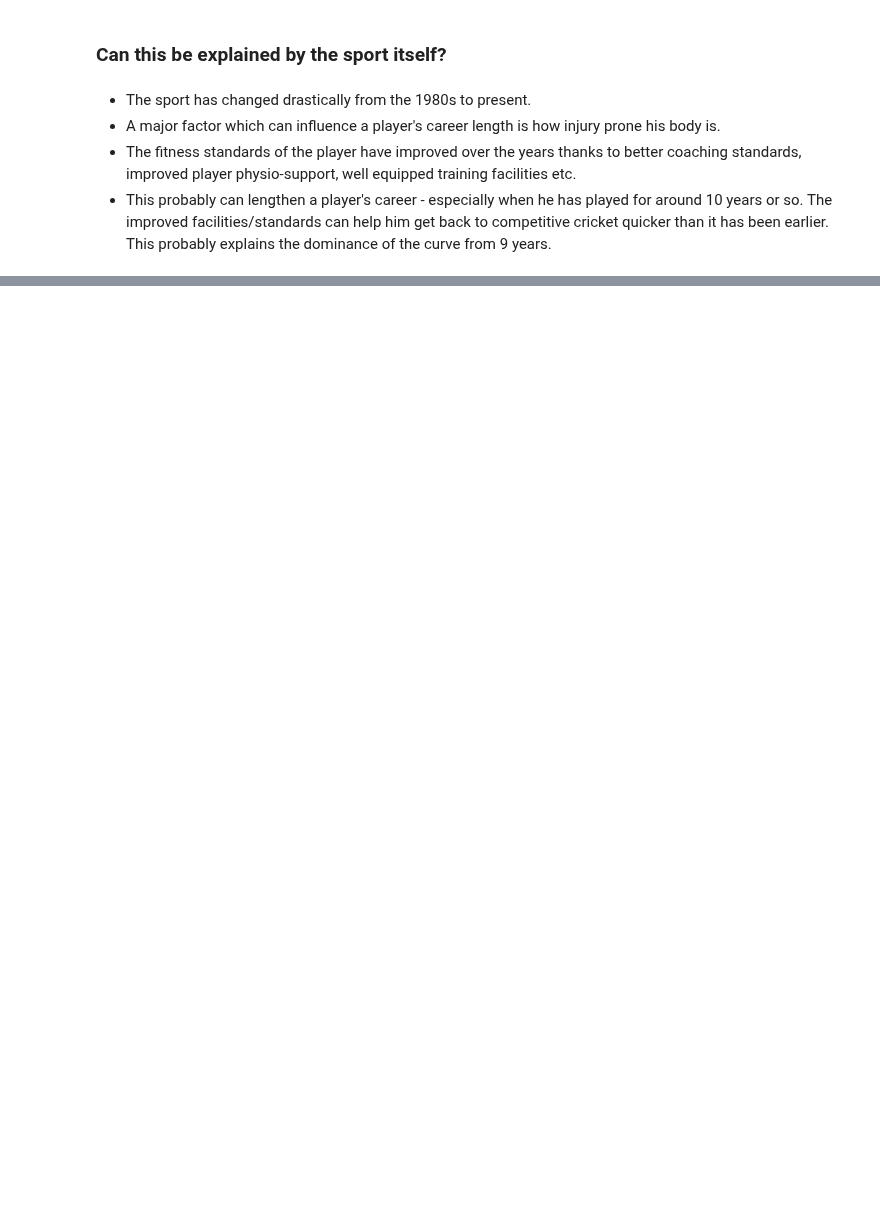
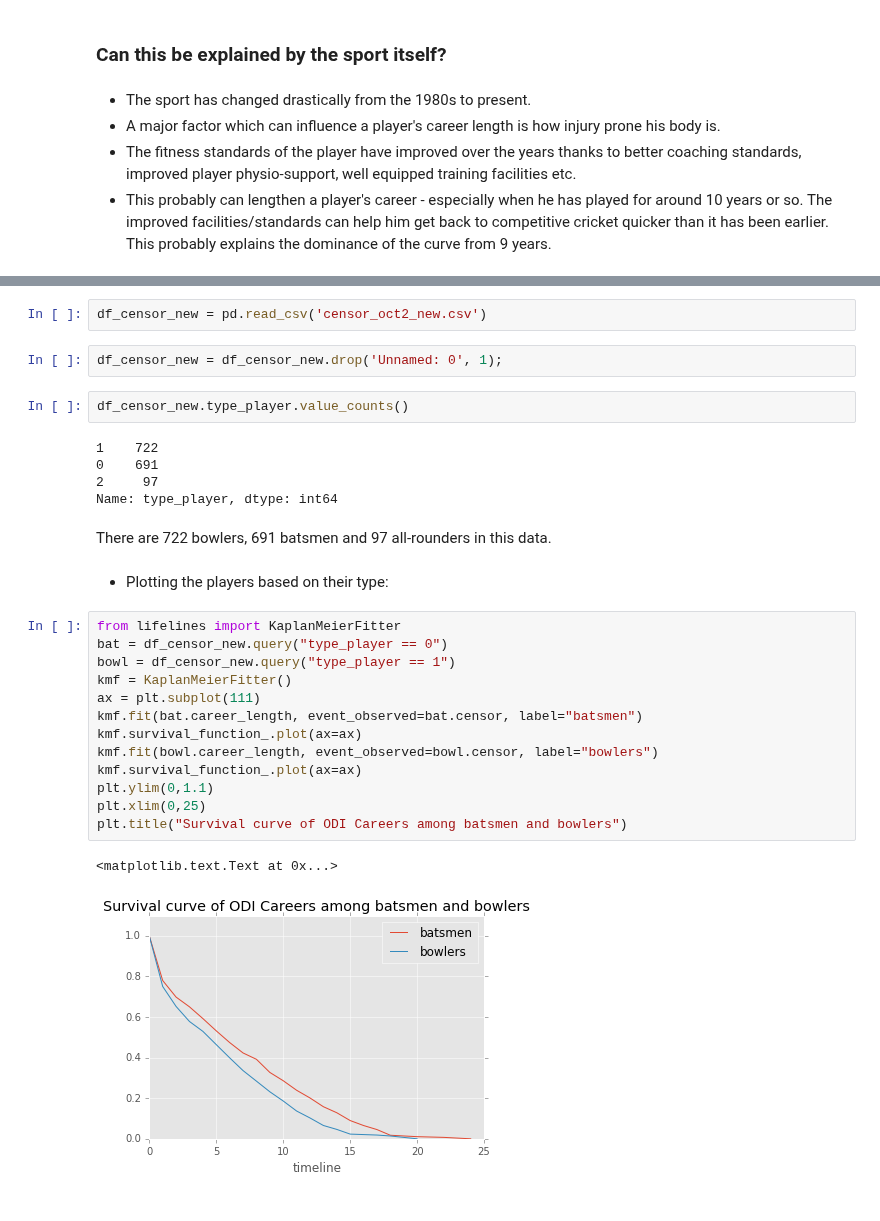
Before and after one commit to keshavramaswamy/ipython-notebooks, a Jupyter notebook: survival_analysis.ipynb, the cells around one changed output, grey strips where cells are left out. Saved outputs shown, nothing was run; the diff lists cells and outputs as text; blank space fills up the shorter version.

Commit message:
added survival analysis plot for type of players

```diff
--- a/survival_analysis.ipynb
+++ b/survival_analysis.ipynb
@@ -683,0 +695,33 @@ plt.title("Survival curve of ODI Careers among players who made their debut befo
+# %%
+df_censor_new = pd.read_csv('censor_oct2_new.csv')
+# %%
+df_censor_new = df_censor_new.drop('Unnamed: 0', 1);
+# %%
+df_censor_new.type_player.value_counts()
+# %% [output]
+1    722
+0    691
+2     97
+Name: type_player, dtype: int64
+# %% [markdown]
+There are 722 bowlers, 691 batsmen and 97 all-rounders in this data.
+# %% [markdown]
+* Plotting the players based on their type:
+# %%
+from lifelines import KaplanMeierFitter
+bat = df_censor_new.query("type_player == 0")
+bowl = df_censor_new.query("type_player == 1")
+kmf = KaplanMeierFitter()
+ax = plt.subplot(111)
+kmf.fit(bat.career_length, event_observed=bat.censor, label="batsmen")
+kmf.survival_function_.plot(ax=ax)
+kmf.fit(bowl.career_length, event_observed=bowl.censor, label="bowlers")
+kmf.survival_function_.plot(ax=ax)
+plt.ylim(0,1.1)
+plt.xlim(0,25)
+plt.title("Survival curve of ODI Careers among batsmen and bowlers")
+# %% [output]
+<matplotlib.text.Text at 0x...>
+[figure, added]
+# %% [markdown]
+<a id='player_obs_inf'></a>
```
Also changed, not shown: parts of 8 cells of this notebook.
